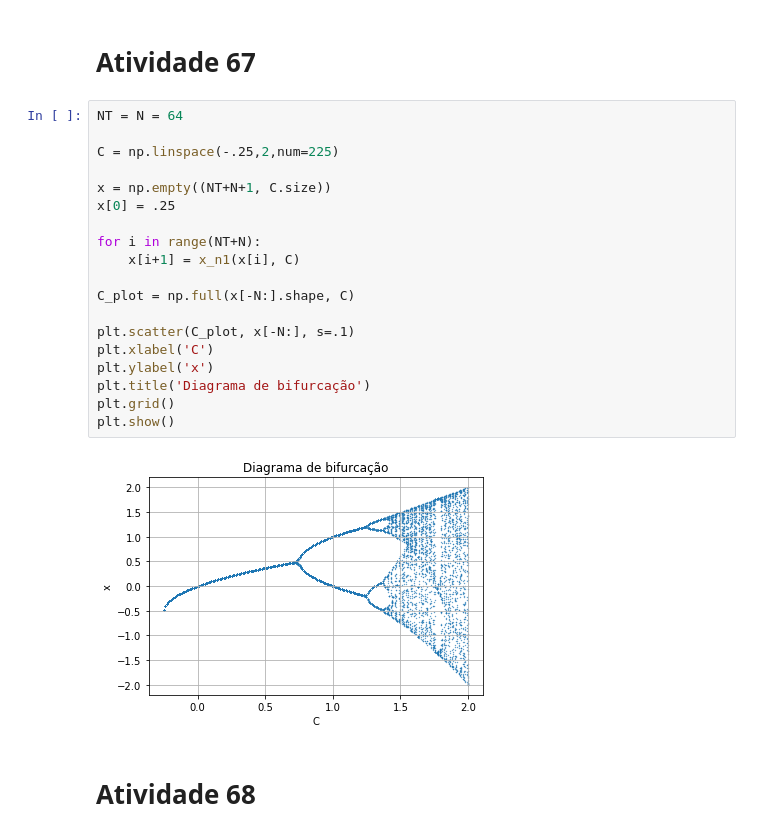
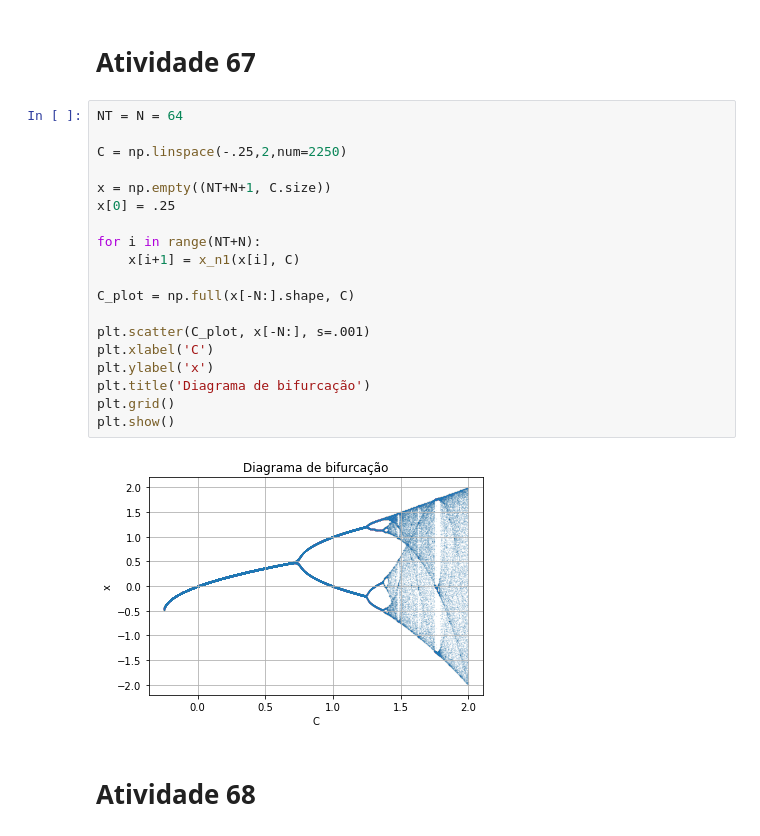
Before and after one commit to felipe-gm/ifusp_introcaos, a Jupyter notebook: Exercícios Introdução ao Caos.ipynb, the cells around one changed output. Cells and saved outputs as stored; diff of their text form.

```diff
--- a/Exercícios Introdução ao Caos.ipynb
+++ b/Exercícios Introdução ao Caos.ipynb
@@ -135,24 +135,24 @@ for i in range(10):
 # %%
 NT = N = 64
 
-C = np.linspace(-.25,2,num=225)
+C = np.linspace(-.25,2,num=2250)
 
 x = np.empty((NT+N+1, C.size))
 x[0] = .25
 
 for i in range(NT+N):
     x[i+1] = x_n1(x[i], C)
 
 C_plot = np.full(x[-N:].shape, C)
 
-plt.scatter(C_plot, x[-N:], s=.1)
+plt.scatter(C_plot, x[-N:], s=.001)
 plt.xlabel('C')
 plt.ylabel('x')
 plt.title('Diagrama de bifurcação')
 plt.grid()
 plt.show()
 # %% [output]
-[figure, old version]
+[figure, new version]
 # %% [markdown]
 # Atividade 68
 # %%
```
Also changed, not shown: parts of 5 cells of this notebook.
